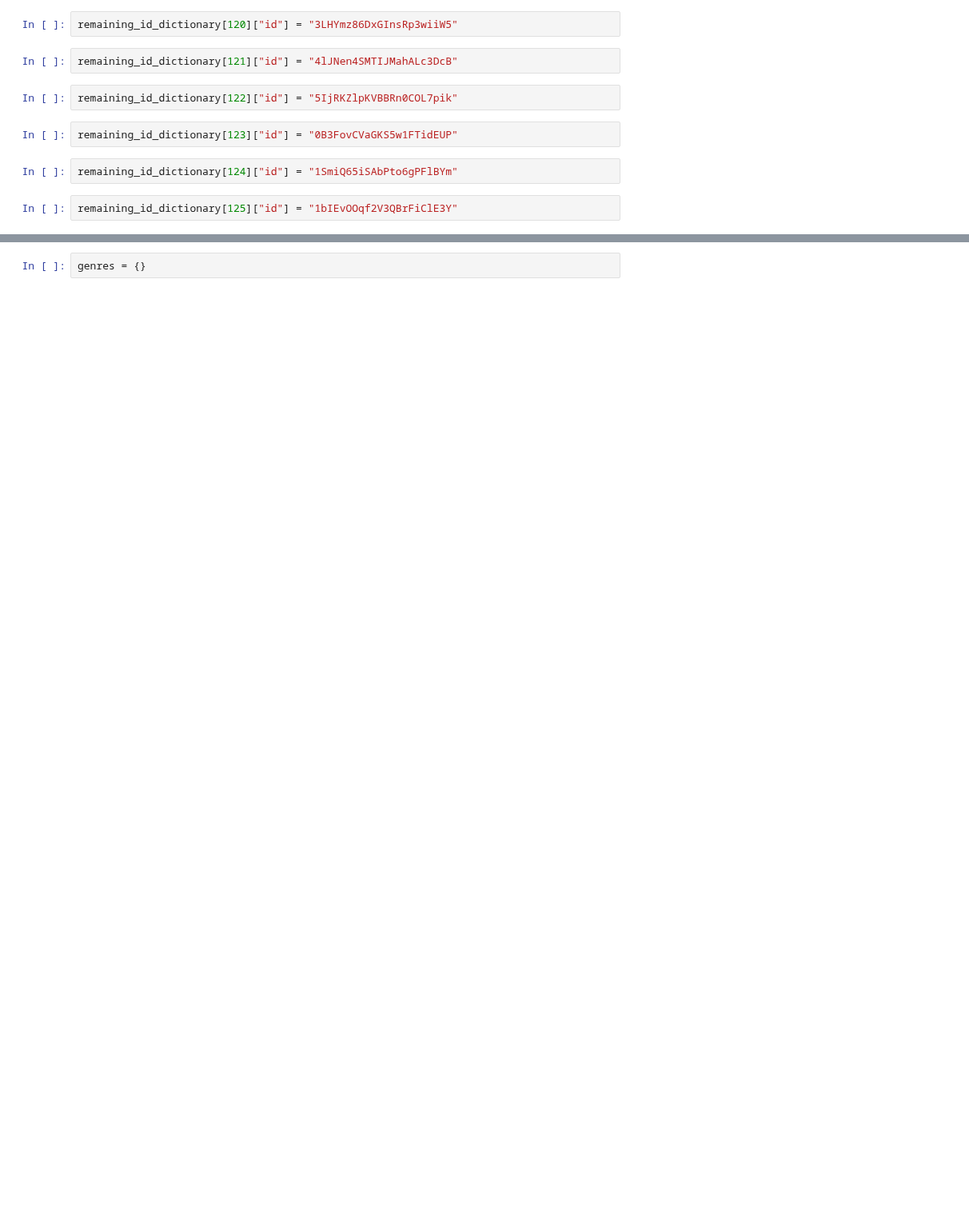
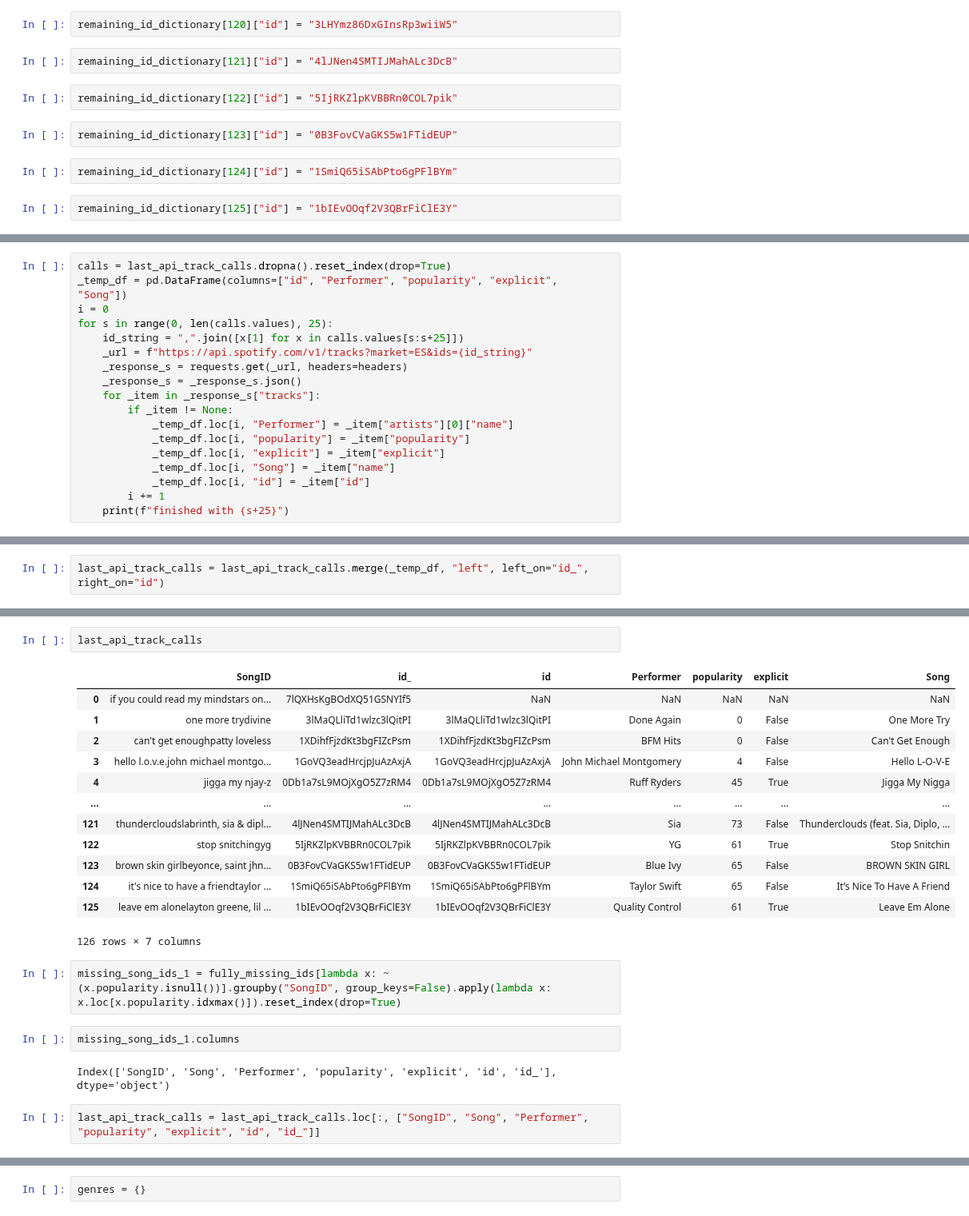
Before and after one commit to kyle-rgb/Spotify_Project, a Jupyter notebook: notebooks/DataTransformation.ipynb, the cells around one changed output, grey strips where cells are left out. Shown at 80% size. Drawn from its saved outputs; the diff is of its cells as text; blank space fills up the shorter version.

```diff
--- a/notebooks/DataTransformation.ipynb
+++ b/notebooks/DataTransformation.ipynb
@@ -1136,0 +1173,18 @@ faulty_dict
+# %%
+calls = last_api_track_calls.dropna().reset_index(drop=True)
+_temp_df = pd.DataFrame(columns=["id", "Performer", "popularity", "explicit", "Song"])
+i = 0
+for s in range(0, len(calls.values), 25):
+    id_string = ",".join([x[1] for x in calls.values[s:s+25]])
+    _url = f"https://api.spotify.com/v1/tracks?market=ES&ids={id_string}"
+    _response_s = requests.get(_url, headers=headers)
+    _response_s = _response_s.json()
+    for _item in _response_s["tracks"]:
+        if _item != None:
+            _temp_df.loc[i, "Performer"] = _item["artists"][0]["name"]
+            _temp_df.loc[i, "popularity"] = _item["popularity"]
+            _temp_df.loc[i, "explicit"] = _item["explicit"]
+            _temp_df.loc[i, "Song"] = _item["name"]
+            _temp_df.loc[i, "id"] = _item["id"]
+        i += 1
+    print(f"finished with {s+25}")
@@ -1136,0 +1214,2 @@ faulty_dict
+# %%
+last_api_track_calls = last_api_track_calls.merge(_temp_df, "left", left_on="id_", right_on="id")
@@ -1136,0 +1232,24 @@ faulty_dict
+# %%
+last_api_track_calls
+# %% [output]
+|  | SongID | id_ | id | Performer | popularity | explicit | Song |
+| 0 | if you could read my mindstars on... | 7lQXHsKgBOdXQ51GSNYIf5 | NaN | NaN | NaN | NaN | NaN |
+| 1 | one more trydivine | 3lMaQLliTd1wlzc3lQitPI | 3lMaQLliTd1wlzc3lQitPI | Done Again | 0 | False | One More Try |
+| 2 | can't get enoughpatty loveless | 1XDihfFjzdKt3bgFIZcPsm | 1XDihfFjzdKt3bgFIZcPsm | BFM Hits | 0 | False | Can't Get Enough |
+| 3 | hello l.o.v.e.john michael montgo... | 1GoVQ3eadHrcjpJuAzAxjA | 1GoVQ3eadHrcjpJuAzAxjA | John Michael Montgomery | 4 | False | Hello L-O-V-E |
+| 4 | jigga my njay-z | 0Db1a7sL9MOjXgO5Z7zRM4 | 0Db1a7sL9MOjXgO5Z7zRM4 | Ruff Ryders | 45 | True | Jigga My Nigga |
+| ... | ... | ... | ... | ... | ... | ... | ... |
+| 121 | thundercloudslabrinth, sia & dipl... | 4lJNen4SMTIJMahALc3DcB | 4lJNen4SMTIJMahALc3DcB | Sia | 73 | False | Thunderclouds (feat. Sia, Diplo, ... |
+| 122 | stop snitchingyg | 5IjRKZlpKVBBRn0COL7pik | 5IjRKZlpKVBBRn0COL7pik | YG | 61 | True | Stop Snitchin |
+| 123 | brown skin girlbeyonce, saint jhn... | 0B3FovCVaGKS5w1FTidEUP | 0B3FovCVaGKS5w1FTidEUP | Blue Ivy | 65 | False | BROWN SKIN GIRL |
+| 124 | it's nice to have a friendtaylor ... | 1SmiQ65iSAbPto6gPFlBYm | 1SmiQ65iSAbPto6gPFlBYm | Taylor Swift | 65 | False | It’s Nice To Have A Friend |
+| 125 | leave em alonelayton greene, lil ... | 1bIEvOOqf2V3QBrFiClE3Y | 1bIEvOOqf2V3QBrFiClE3Y | Quality Control | 61 | True | Leave Em Alone |
+126 rows × 7 columns
+# %%
+missing_song_ids_1 = fully_missing_ids[lambda x: ~(x.popularity.isnull())].groupby("SongID", group_keys=False).apply(lambda x: x.loc[x.popularity.idxmax()]).reset_index(drop=True)
+# %%
+missing_song_ids_1.columns
+# %% [output]
+Index(['SongID', 'Song', 'Performer', 'popularity', 'explicit', 'id', 'id_'], dtype='object')
+# %%
+last_api_track_calls = last_api_track_calls.loc[:, ["SongID", "Song", "Performer", "popularity", "explicit", "id", "id_"]]
```
Also changed, not shown: parts of 39 cells of this notebook, 2 other files.
